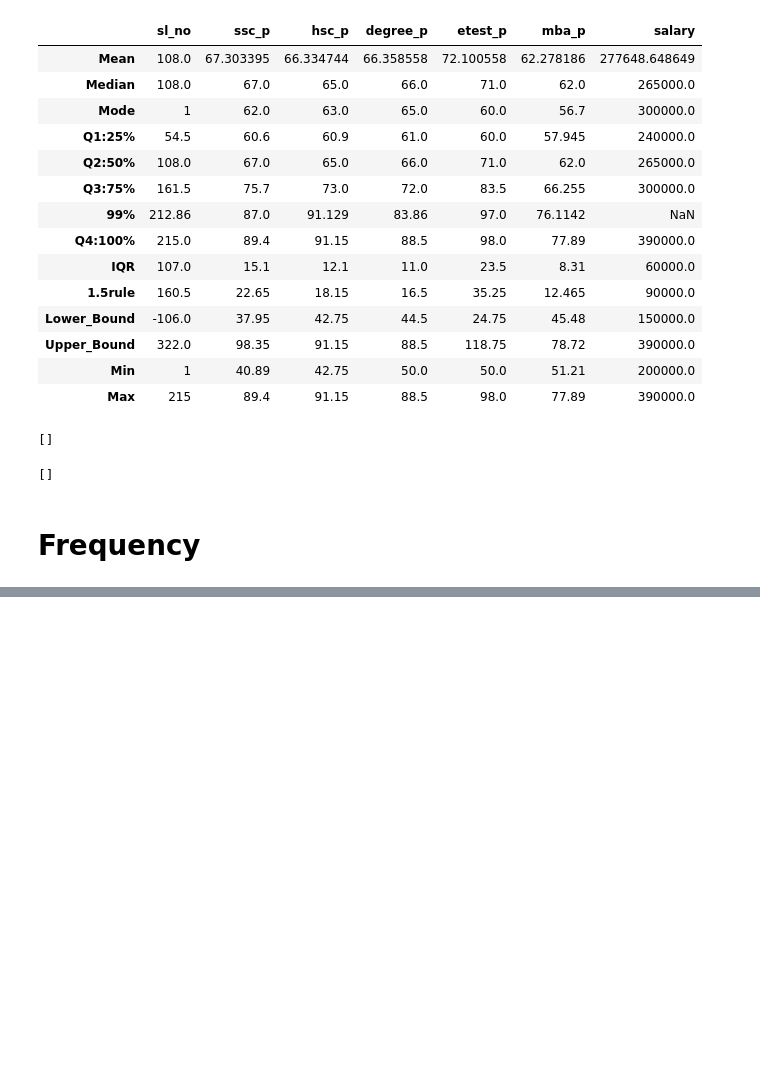
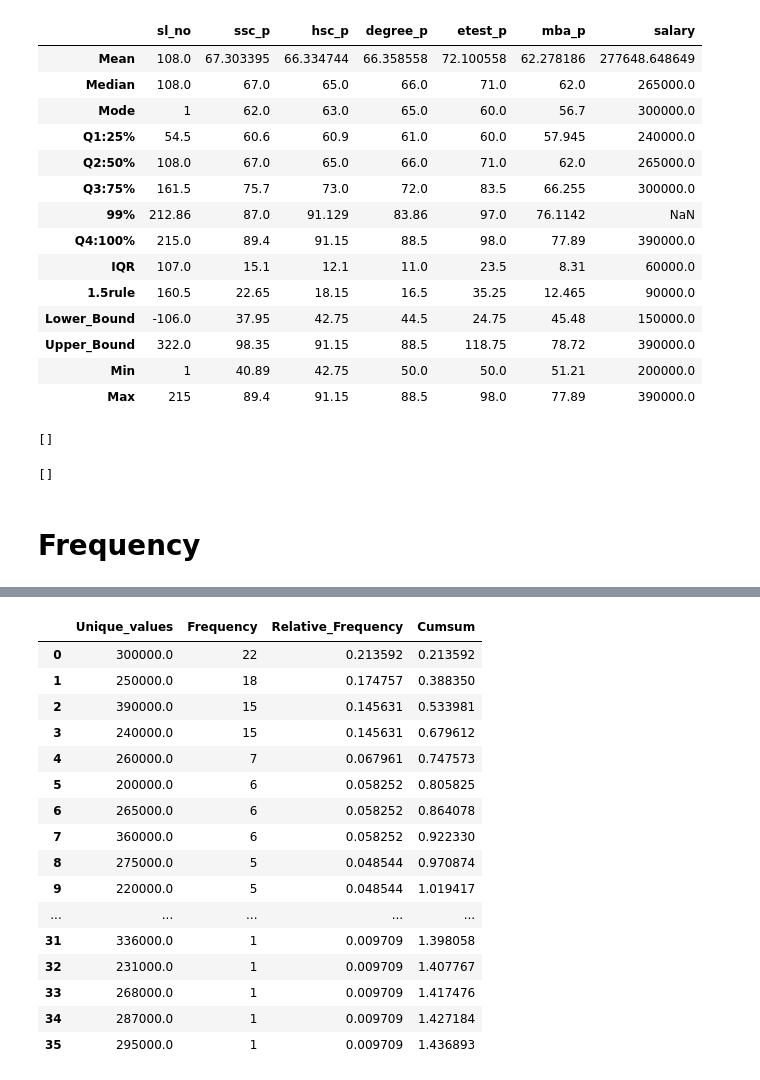
Before and after one commit to InfantArchana/Data-Science-Univariate, a Jupyter notebook: Univariate Analysis/3.Measure of Location of data/Percentile.ipynb, the cells around one changed output, grey strips where cells are left out. Cells and saved outputs as stored; diff of their text form; code cells hidden in the pictures; blank space fills up the shorter version.

```diff
--- a/Univariate Analysis/3.Measure of Location of data/Percentile.ipynb
+++ b/Univariate Analysis/3.Measure of Location of data/Percentile.ipynb
@@ -517,0 +543,2 @@ greater
+# %%
+Frequency_Table["Unique_values"] = dataset["ssc_p"].value_counts().index
@@ -517,0 +561,7 @@ greater
+# %%
+Length_Count = len(dataset["ssc_p"].value_counts())  # To view the length
+# %%
+Frequency_Table["Unique_values"] = dataset["ssc_p"].value_counts().index
+Frequency_Table["Frequency"] = dataset["ssc_p"].value_counts().values
+Frequency_Table["Relative_Frequency"] = (Frequency_Table["Frequency"] / Length_Count)
+Frequency_Table["Cumsum"] = Frequency_Table["Relative_Frequency"].cumsum()
@@ -517,0 +584,10 @@ greater
+# %%
+# Creating Function for Frequency Table
+
+def Frequency_Table(ColumnName, dataset):
+    Frequency_Table = pd.DataFrame(columns=("Unique_values", "Frequency", "Relative_Frequency", "Cumsum"))
+    Frequency_Table["Unique_values"] = dataset[ColumnName].value_counts().index
+    Frequency_Table["Frequency"] = dataset[ColumnName].value_counts().values
+    Frequency_Table["Relative_Frequency"] = (Frequency_Table["Frequency"] / Length_Count)
+    Frequency_Table["Cumsum"] = Frequency_Table["Relative_Frequency"].cumsum()
+    return Frequency_Table
@@ -517,0 +658,20 @@ greater
+# %%
+Frequency_Table("salary", dataset)
+# %% [output]
+|  | Unique_values | Frequency | Relative_Frequency | Cumsum |
+| 0 | 300000.0 | 22 | 0.213592 | 0.213592 |
+| 1 | 250000.0 | 18 | 0.174757 | 0.388350 |
+| 2 | 390000.0 | 15 | 0.145631 | 0.533981 |
+| 3 | 240000.0 | 15 | 0.145631 | 0.679612 |
+| 4 | 260000.0 | 7 | 0.067961 | 0.747573 |
+| 5 | 200000.0 | 6 | 0.058252 | 0.805825 |
+| 6 | 265000.0 | 6 | 0.058252 | 0.864078 |
+| 7 | 360000.0 | 6 | 0.058252 | 0.922330 |
+| 8 | 275000.0 | 5 | 0.048544 | 0.970874 |
+| 9 | 220000.0 | 5 | 0.048544 | 1.019417 |
+| ... | ... | ... | ... | ... |
+| 31 | 336000.0 | 1 | 0.009709 | 1.398058 |
+| 32 | 231000.0 | 1 | 0.009709 | 1.407767 |
+| 33 | 268000.0 | 1 | 0.009709 | 1.417476 |
+| 34 | 287000.0 | 1 | 0.009709 | 1.427184 |
+| 35 | 295000.0 | 1 | 0.009709 | 1.436893 |
```
Also changed, not shown: parts of 15 cells of this notebook, 1 other file.
